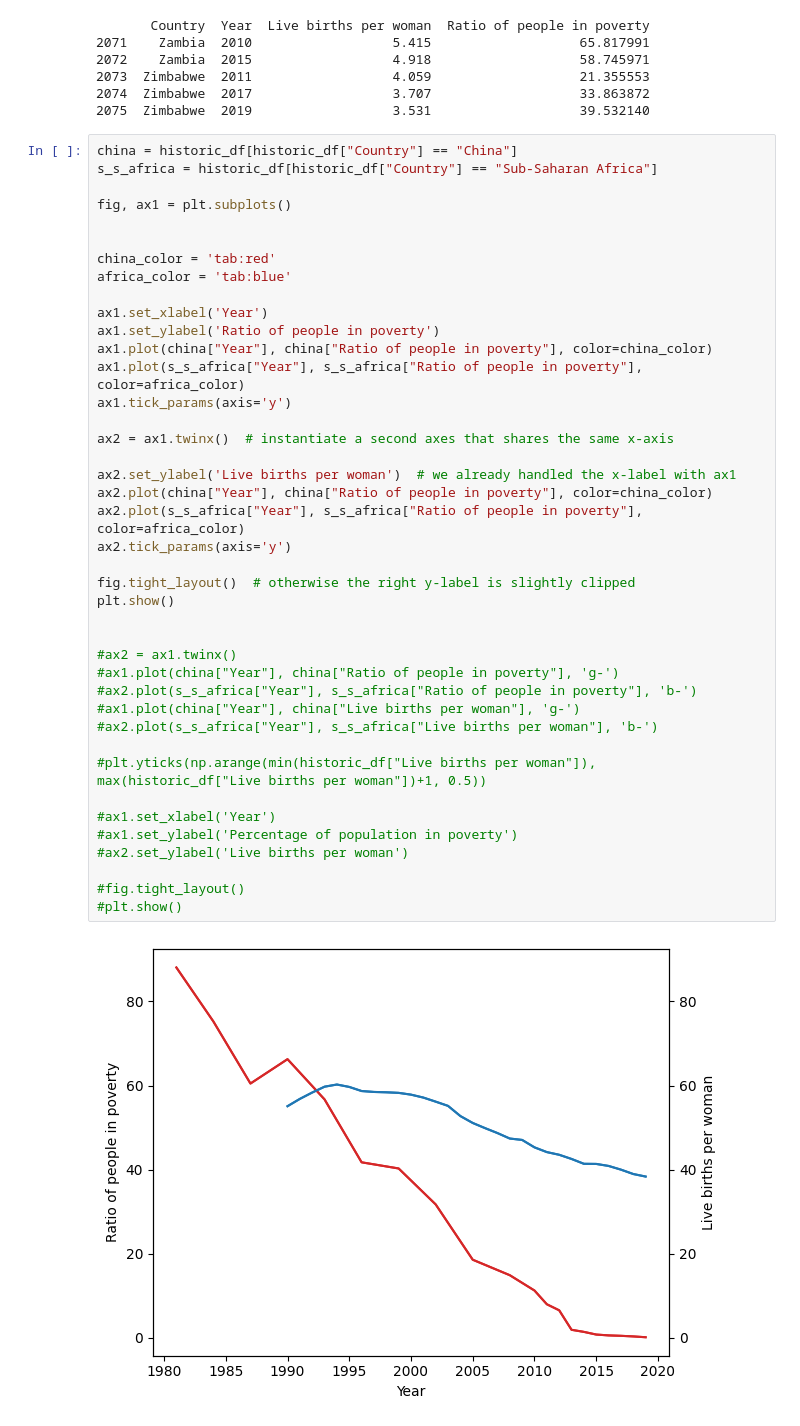
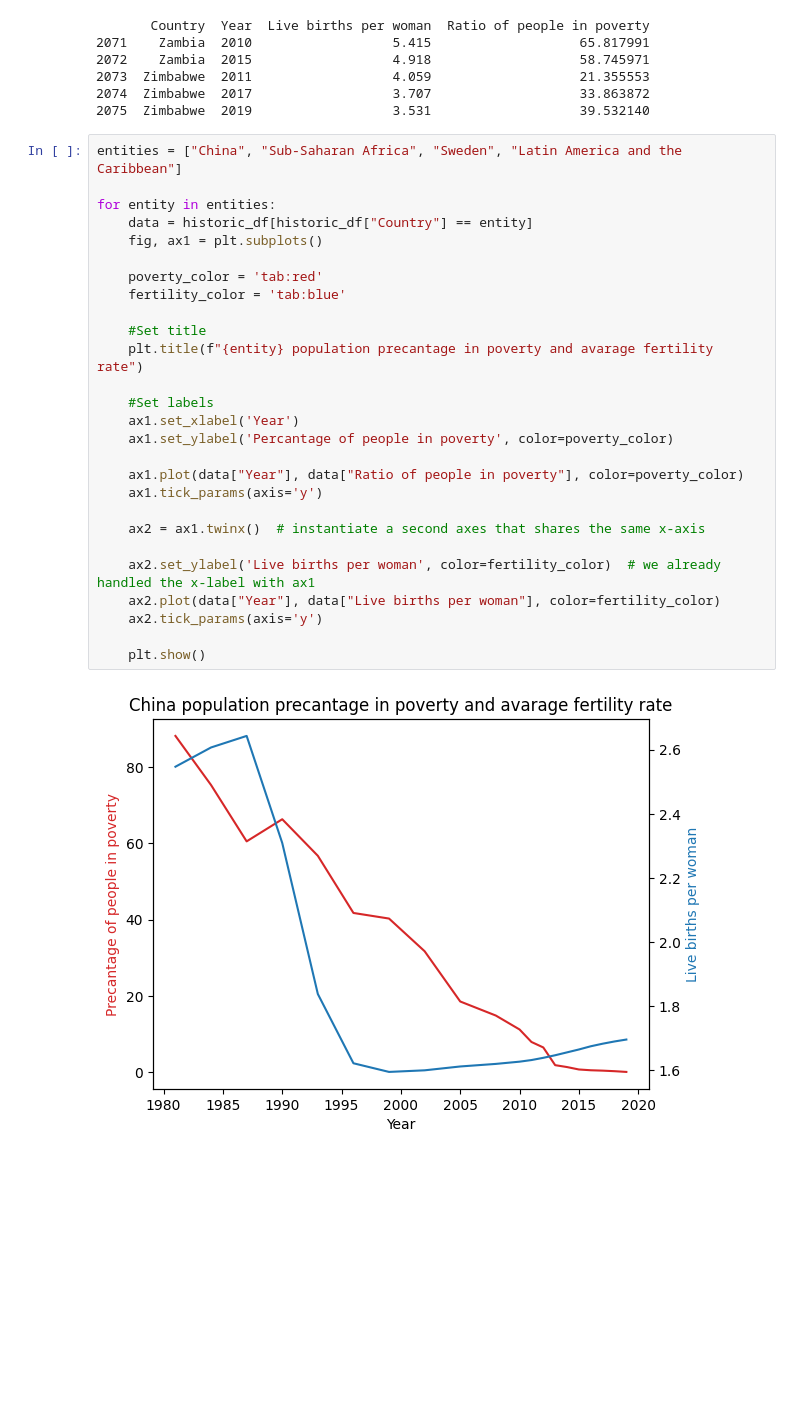
Before and after one commit to jozsef-sogor/poverty-mini-project, a Jupyter notebook: Poverty Analysis.ipynb, the cells around one changed output. Cells and saved outputs as stored; diff of their text form; blank space fills up the shorter version.

Commit message:
Added graphs

```diff
--- a/Poverty Analysis.ipynb
+++ b/Poverty Analysis.ipynb
@@ -43,45 +43,31 @@ print(df.tail()) #print last 5 entries
 2074  Zimbabwe  2017                  3.707                   33.863872
 2075  Zimbabwe  2019                  3.531                   39.532140
 # %%
-china = historic_df[historic_df["Country"] == "China"]
-s_s_africa = historic_df[historic_df["Country"] == "Sub-Saharan Africa"]
+entities = ["China", "Sub-Saharan Africa", "Sweden", "Latin America and the Caribbean"]
 
-fig, ax1 = plt.subplots()
+for entity in entities:
+    data = historic_df[historic_df["Country"] == entity]
+    fig, ax1 = plt.subplots()
 
+    poverty_color = 'tab:red'
+    fertility_color = 'tab:blue'
 
-china_color = 'tab:red'
-africa_color = 'tab:blue'
+    #Set title
+    plt.title(f"{entity} population precantage in poverty and avarage fertility rate")
 
-ax1.set_xlabel('Year')
-ax1.set_ylabel('Ratio of people in poverty')
-ax1.plot(china["Year"], china["Ratio of people in poverty"], color=china_color)
-ax1.plot(s_s_africa["Year"], s_s_africa["Ratio of people in poverty"], color=africa_color)
-ax1.tick_params(axis='y')
+    #Set labels
+    ax1.set_xlabel('Year')
+    ax1.set_ylabel('Percantage of people in poverty', color=poverty_color)
 
-ax2 = ax1.twinx()  # instantiate a second axes that shares the same x-axis
+    ax1.plot(data["Year"], data["Ratio of people in poverty"], color=poverty_color)
+    ax1.tick_params(axis='y')
 
-ax2.set_ylabel('Live births per woman')  # we already handled the x-label with ax1
-ax2.plot(china["Year"], china["Ratio of people in poverty"], color=china_color)
-ax2.plot(s_s_africa["Year"], s_s_africa["Ratio of people in poverty"], color=africa_color)
-ax2.tick_params(axis='y')
+    ax2 = ax1.twinx()  # instantiate a second axes that shares the same x-axis
 
-fig.tight_layout()  # otherwise the right y-label is slightly clipped
-plt.show()
+    ax2.set_ylabel('Live births per woman', color=fertility_color)  # we already handled the x-label with ax1
+    ax2.plot(data["Year"], data["Live births per woman"], color=fertility_color)
+    ax2.tick_params(axis='y')
 
-
-#ax2 = ax1.twinx()
-#ax1.plot(china["Year"], china["Ratio of people in poverty"], 'g-')
-#ax2.plot(s_s_africa["Year"], s_s_africa["Ratio of people in poverty"], 'b-')
-#ax1.plot(china["Year"], china["Live births per woman"], 'g-')
-#ax2.plot(s_s_africa["Year"], s_s_africa["Live births per woman"], 'b-')
-
-#plt.yticks(np.arange(min(historic_df["Live births per woman"]), max(historic_df["Live births per woman"])+1, 0.5))
-
-#ax1.set_xlabel('Year')
-#ax1.set_ylabel('Percentage of population in poverty')
-#ax2.set_ylabel('Live births per woman')
-
-#fig.tight_layout()
-#plt.show()
+    plt.show()
 # %% [output]
-[figure, old version]
+[figure, new version]
```
Also changed, not shown: parts of 2 cells of this notebook.
